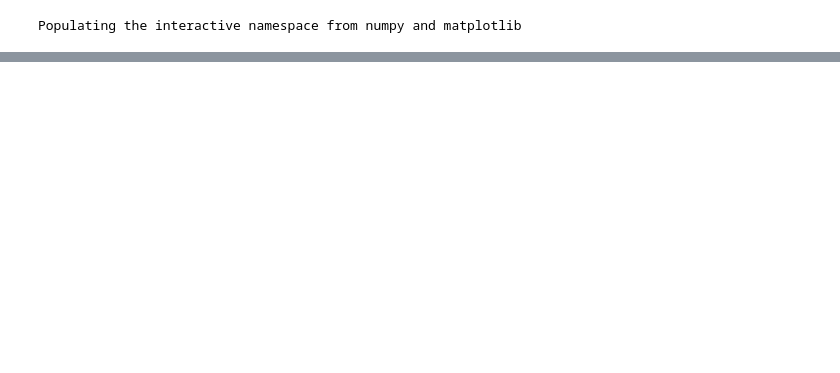
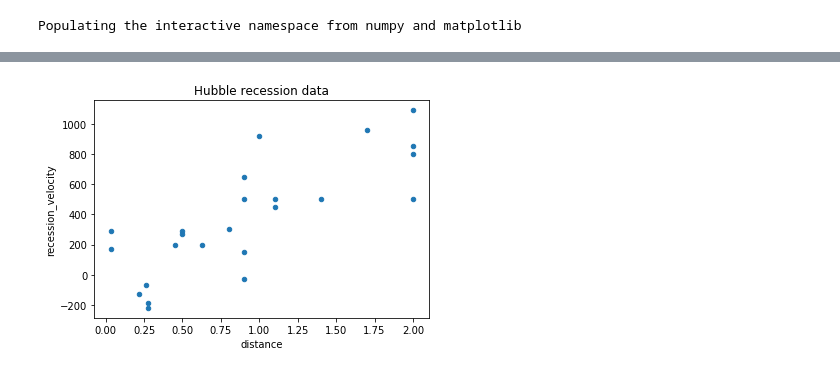
Before and after one commit to jxxcarlson/python-bootcamp-2019, a Jupyter notebook: weekly_lessons/week_2/Hubble_data.ipynb, the cells around one changed output, grey strips where cells are left out. Saved outputs shown, nothing was run; the diff lists cells and outputs as text; code cells hidden in the pictures; blank space fills up the shorter version.

```diff
--- a/weekly_lessons/week_2/Hubble_data.ipynb
+++ b/weekly_lessons/week_2/Hubble_data.ipynb
@@ -19,7 +24 @@ FileNotFoundError: File b'hubble_data.csv' does not exist
-# %%
-headers = ["dist","rec_vel"]
-
-df = pd.read_csv("hubble_data_no_headers.csv", names = headers)
-
-df
 # %%
@@ -29,4 +44,6 @@ df.head()
 # %%
-df.plot.scatter(x = 'dist', y = 'rec_vel', title = 'Hubble recession data')
+df.plot.scatter(x = 'distance', y = 'recession_velocity', title = 'Hubble recession data')
 plt.show()
+# %% [output]
+[figure, added]
 # %%
```
Also changed, not shown: parts of 5 cells of this notebook, 1 other file.
